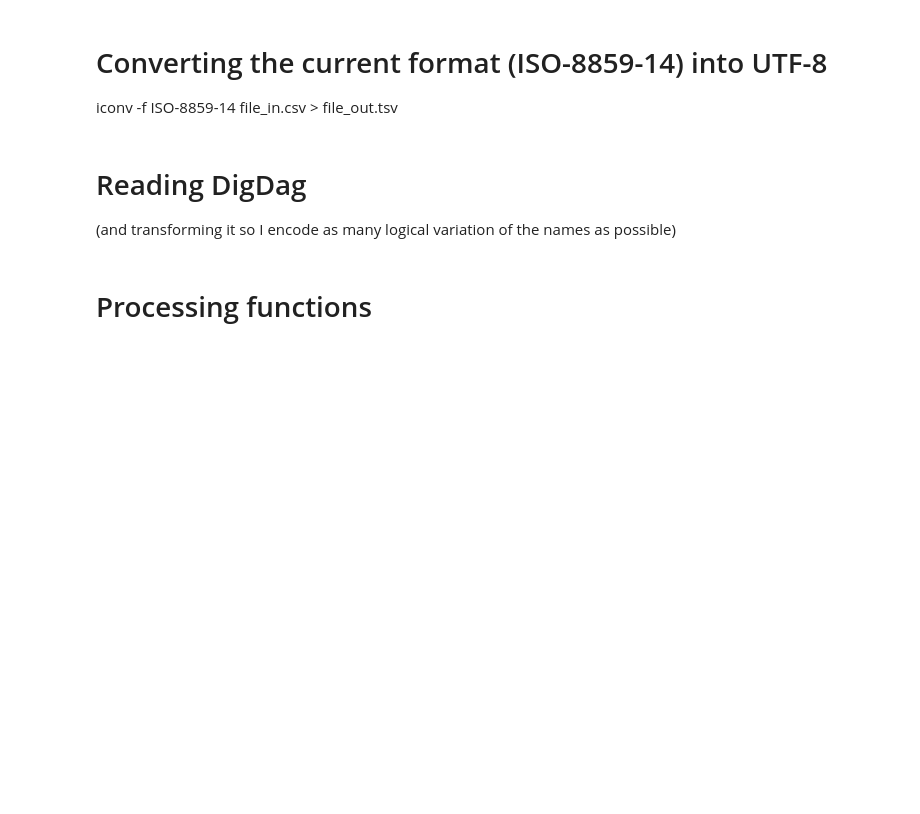
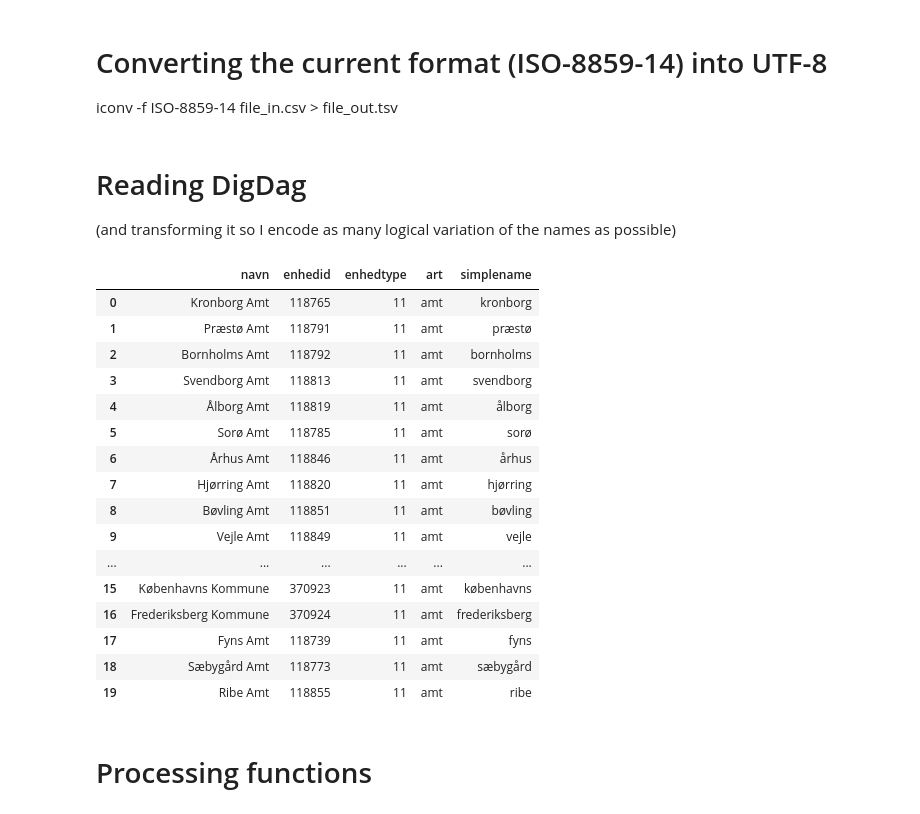
Before and after one commit to link-lives/city-standardization, a Jupyter notebook: city_unification.ipynb, the cells around one changed output. Drawn from its saved outputs; the diff is of its cells as text; code cells hidden in the pictures; blank space fills up the shorter version.

```diff
--- a/city_unification.ipynb
+++ b/city_unification.ipynb
@@ -34,28 +34,76 @@ if I_want_to_run_all_the_preprocessing:
 # %% [markdown]
 # Reading DigDag
 (and transforming it so I encode as many logical variation of the names as possible)
+# %%
+# This function adds extra rows in the dataframe *dd* for the
+# places where *word* exists and replaces it with *replacement*
+def adding_extra_rows(dd, word, replacement):
+    dd['special'] = dd['simplename'].apply(lambda x: word in x)
+    dd['simplename2'] = dd.simplename.apply(lambda x: x.replace(word,replacement))
+    return pd.concat([dd[['navn', 'enhedid', 'enhedtype', 'art', 'simplename']],dd[dd['special']][['navn', 'enhedid', 'enhedtype', 'art', 'simplename2']].rename(columns={'simplename2':'simplename'})])
 # %%
 #The digdag seems to have duplicates which I do not understand why
 dd = pd.read_csv('../city_dump/data/rl_places_digdag_v1.txt', sep = '\t', encoding='utf-16', dtype=str)
+dd_org = dd.copy()
 
+#Getting the Købstad and putting it to the original data
+dd2 = pd.read_csv('../city_dump/data/koebstad.csv', sep = ';', encoding='utf-8', dtype=str)
+dd2['enhedtype'] = dd2['art']
+dd = pd.concat([dd, dd2[~dd2.isna()][['navn','enhedid','enhedtype','art','simplename']]])
 dd['simplename'] = dd['simplename'].astype(str)
 
-#adding a conversion of special characters to latin letters (å -> aa, å -> oe, æ -> ae) and adding them to the reference list
-dd['special'] = dd['simplename'].apply(lambda x: 'ø' in x) | dd['simplename'].apply(lambda x: 'å' in x) | dd['simplename'].apply(lambda x: 'æ' in x)
-dd['simplename2'] = dd.simplename.apply(lambda x: x.replace('å','aa').replace('ø','oe').replace('æ','ae'))
-dd = pd.concat([dd[['navn', 'enhedid', 'enhedtype', 'art', 'simplename']],dd[dd['special']][['navn', 'enhedid', 'enhedtype', 'art', 'simplename2']].rename(columns={'simplename2':'simplename'})])
+#adding a conversion of special characters to latin letters (å -> aa, ø -> oe, æ -> ae) and adding them to the reference list
+dd = adding_extra_rows(dd, 'å', 'aa')
+dd = adding_extra_rows(dd, 'ø', 'oe')
+dd = adding_extra_rows(dd, 'æ', 'ae')
 
 #Preparing the names to append them at the simple name
-dd['art'] =dd['art'].apply({'Amt':'amt', 'Sogn':'sogn','Købstadskommune':'købstad', 'Geografisk Herred':'herred', 'Processing':''}.get)
+dd['art'] = dd['art'].apply({'Amt':'amt', 'Sogn':'sogn','Købstadskommune':'købstad', 'Geografisk Herred':'herred', 'Processing':''}.get)
 
 #Adding a duplicated list of their unit type to increase matches
-dd['simplename2'] = dd.apply(lambda row: row['simplename']+' '+ row['art'], axis=1)
+dd['simplename2'] = dd.apply(lambda row: str(row['simplename'])+' '+str(row['art']), axis=1)
 dd = pd.concat([dd[['navn', 'enhedid', 'enhedtype', 'art', 'simplename']],dd[['navn', 'enhedid', 'enhedtype', 'art', 'simplename2']].rename(columns={'simplename2':'simplename'})])
 
+#Adding the plural købstæder as well
+dd = adding_extra_rows(dd, 'købstad', 'købstæder')
+
+#Adding spaces instead of hyphens (new rows)
+dd = adding_extra_rows(dd, '-', ' ')
+
+#Removing spaces (new rows)
+dd = adding_extra_rows(dd, ' ', '')
+
+#Adding bysogn (new rows)
+dd = adding_extra_rows(dd, 'sogn', 'bysogn')
+
+#adding rows where the last letter's "e" will be removed
+dd['special'] = dd['simplename'].str[-1] == 'e'
+dd['simplename2'] = dd['simplename'].str[:-1]
+dd = pd.concat([dd[['navn', 'enhedid', 'enhedtype', 'art', 'simplename']],dd[dd['special']][['navn', 'enhedid', 'enhedtype', 'art', 'simplename2']].rename(columns={'simplename2':'simplename'})])
 
 #Dropping duplicates from digdag
 #print(dd[dd.duplicated('simplename', keep=False)].sort_values('simplename').head(30))
 dd.drop_duplicates(['art','simplename'], keep='first', inplace=True)
+
+dd.head(20)
+# %% [output]
+|  | navn | enhedid | enhedtype | art | simplename |
+| 0 | Kronborg Amt | 118765 | 11 | amt | kronborg |
+| 1 | Præstø Amt | 118791 | 11 | amt | præstø |
+| 2 | Bornholms Amt | 118792 | 11 | amt | bornholms |
+| 3 | Svendborg Amt | 118813 | 11 | amt | svendborg |
+| 4 | Ålborg Amt | 118819 | 11 | amt | ålborg |
+| 5 | Sorø Amt | 118785 | 11 | amt | sorø |
+| 6 | Århus Amt | 118846 | 11 | amt | århus |
+| 7 | Hjørring Amt | 118820 | 11 | amt | hjørring |
+| 8 | Bøvling Amt | 118851 | 11 | amt | bøvling |
+| 9 | Vejle Amt | 118849 | 11 | amt | vejle |
+| ... | ... | ... | ... | ... | ... |
+| 15 | Københavns Kommune | 370923 | 11 | amt | københavns |
+| 16 | Frederiksberg Kommune | 370924 | 11 | amt | frederiksberg |
+| 17 | Fyns Amt | 118739 | 11 | amt | fyns |
+| 18 | Sæbygård Amt | 118773 | 11 | amt | sæbygård |
+| 19 | Ribe Amt | 118855 | 11 | amt | ribe |
 # %% [markdown]
 # Processing functions
 # %%
```
Also changed, not shown: parts of 8 cells of this notebook.
